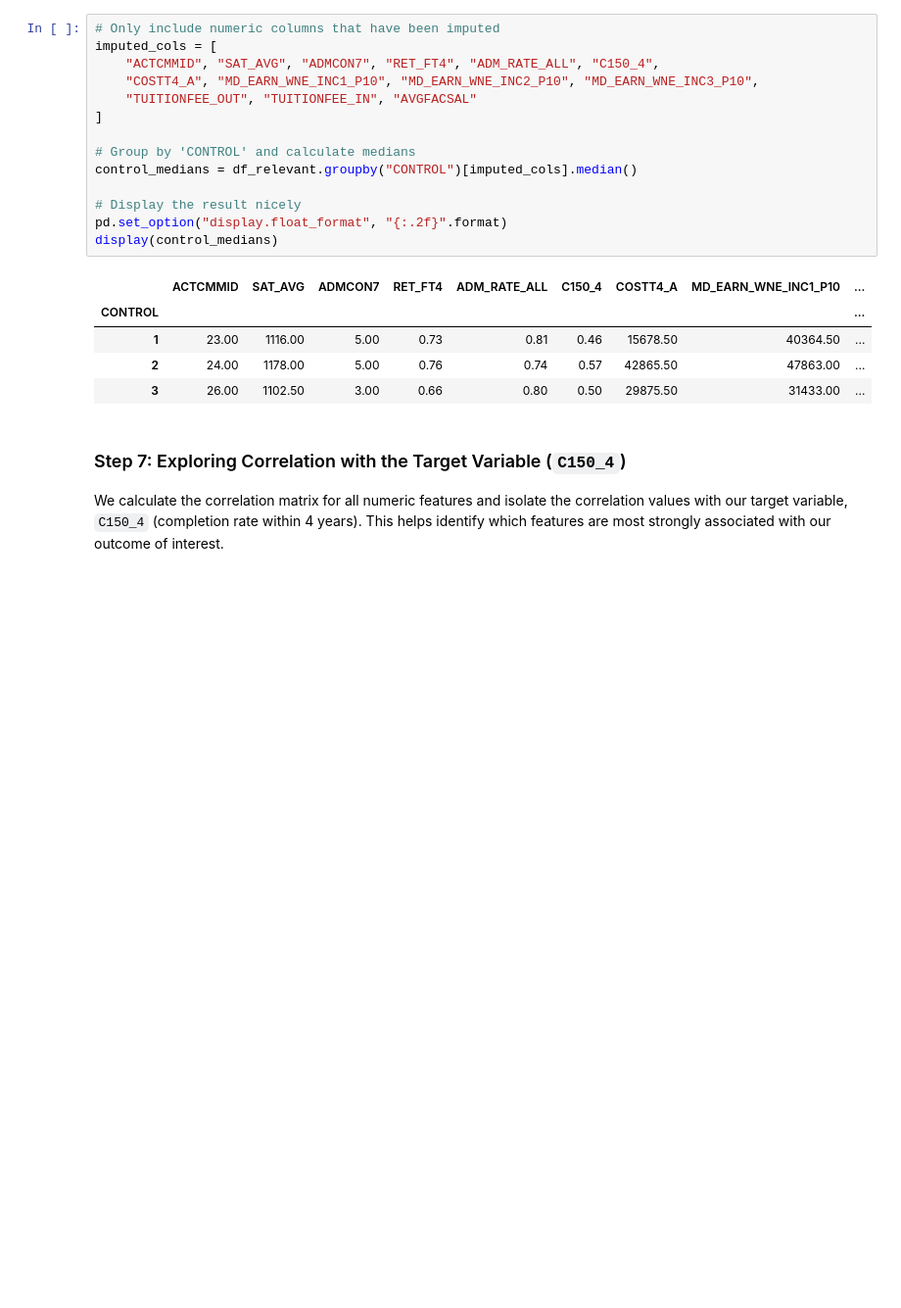
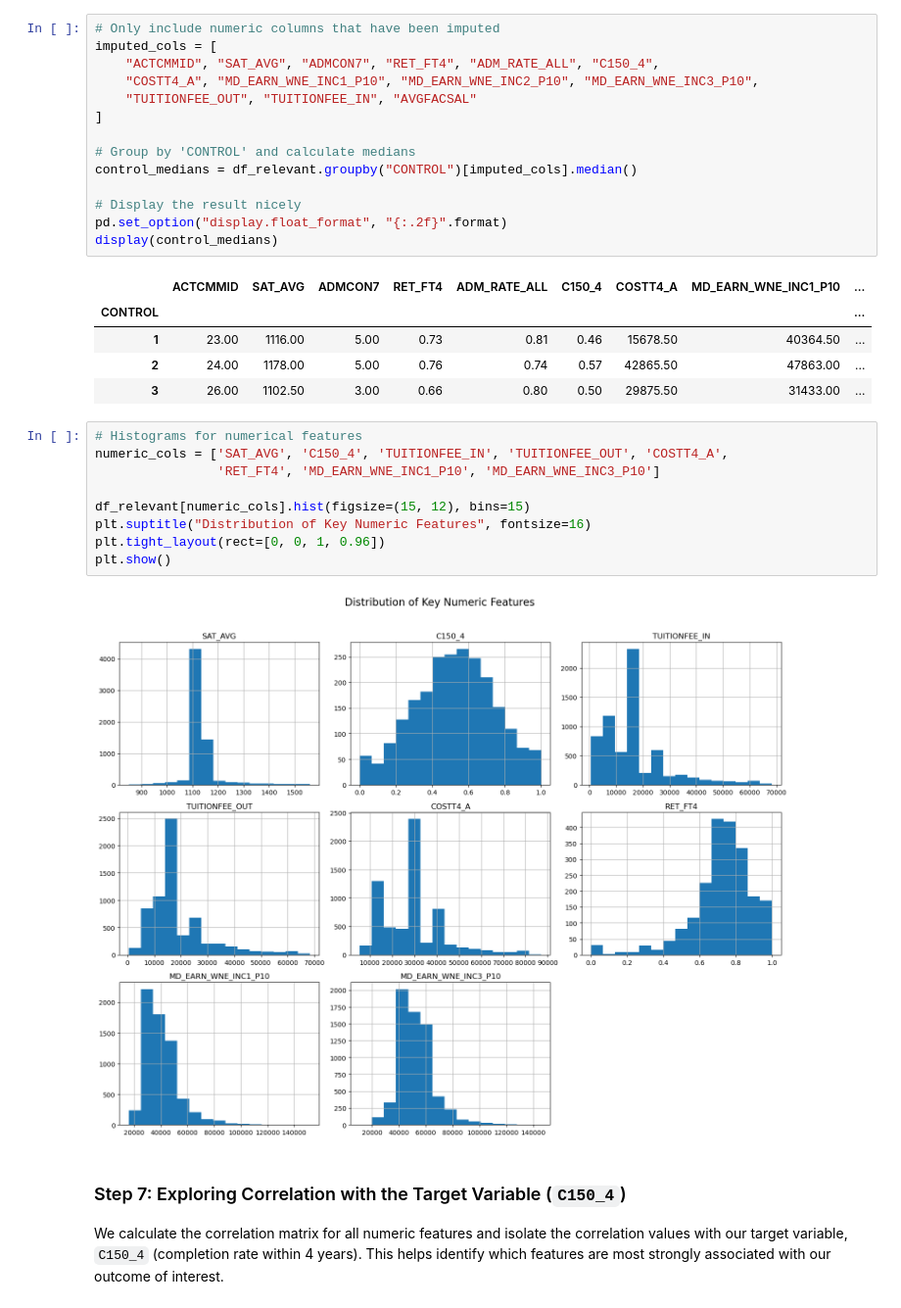
Before and after one commit to Connerj1234/4780-Project, a Jupyter notebook: preprocessing.ipynb, the cells around one changed output. Shown at 98% size. Cells and saved outputs as stored; diff of their text form; blank space fills up the shorter version.

```diff
--- a/preprocessing.ipynb
+++ b/preprocessing.ipynb
@@ -196,6 +196,17 @@ display(control_medians)
 | 1 | 23.00 | 1116.00 | 5.00 | 0.73 | 0.81 | 0.46 | 15678.50 | 40364.50 | ... |
 | 2 | 24.00 | 1178.00 | 5.00 | 0.76 | 0.74 | 0.57 | 42865.50 | 47863.00 | ... |
 | 3 | 26.00 | 1102.50 | 3.00 | 0.66 | 0.80 | 0.50 | 29875.50 | 31433.00 | ... |
+# %%
+# Histograms for numerical features
+numeric_cols = ['SAT_AVG', 'C150_4', 'TUITIONFEE_IN', 'TUITIONFEE_OUT', 'COSTT4_A',
+                'RET_FT4', 'MD_EARN_WNE_INC1_P10', 'MD_EARN_WNE_INC3_P10']
+
+df_relevant[numeric_cols].hist(figsize=(15, 12), bins=15)
+plt.suptitle("Distribution of Key Numeric Features", fontsize=16)
+plt.tight_layout(rect=[0, 0, 1, 0.96])
+plt.show()
+# %% [output]
+[figure, added]
 # %% [markdown]
 ### Step 7: Exploring Correlation with the Target Variable (`C150_4`)
 We calculate the correlation matrix for all numeric features and isolate the correlation values with our target variable, `C150_4` (completion rate within 4 years). This helps identify which features are most strongly associated with our outcome of interest.
```
Also changed, not shown: parts of 4 cells of this notebook, 2 other files.
